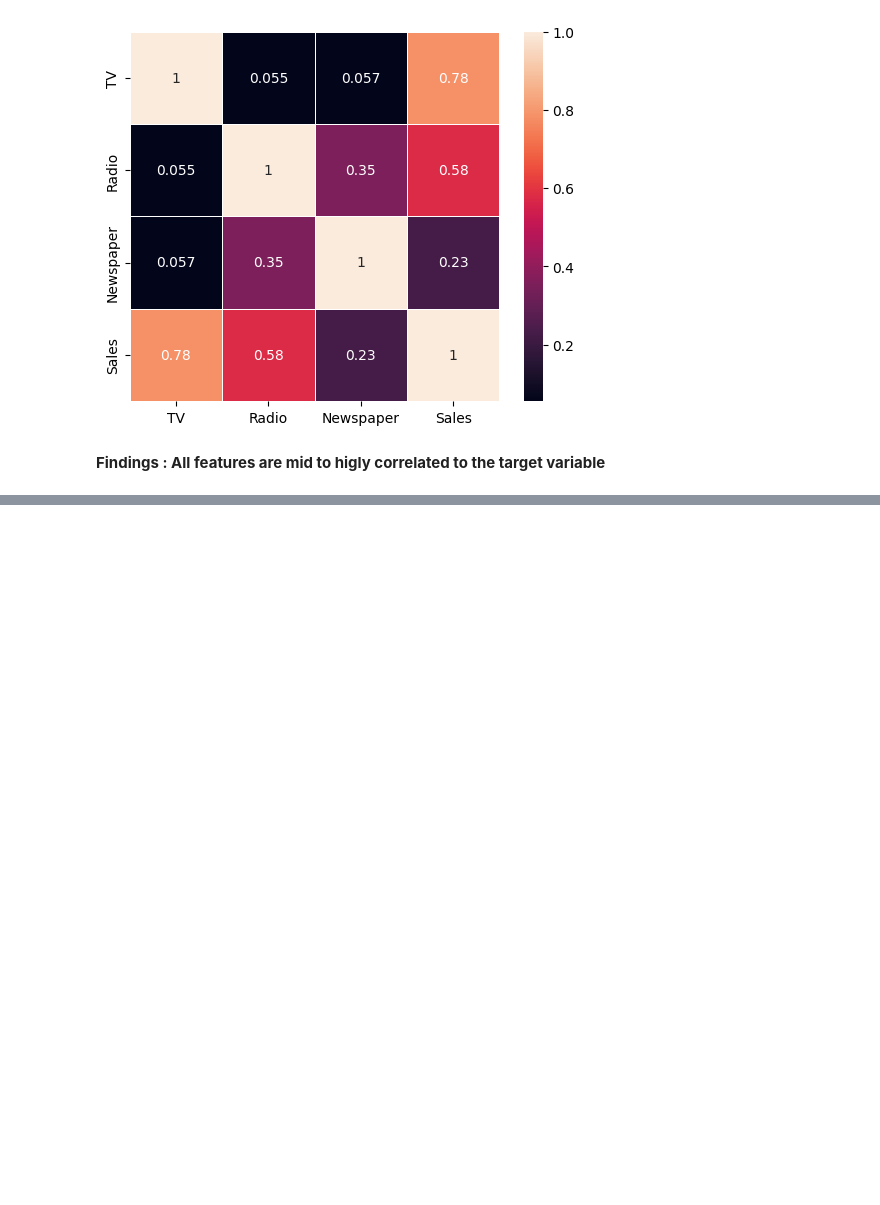
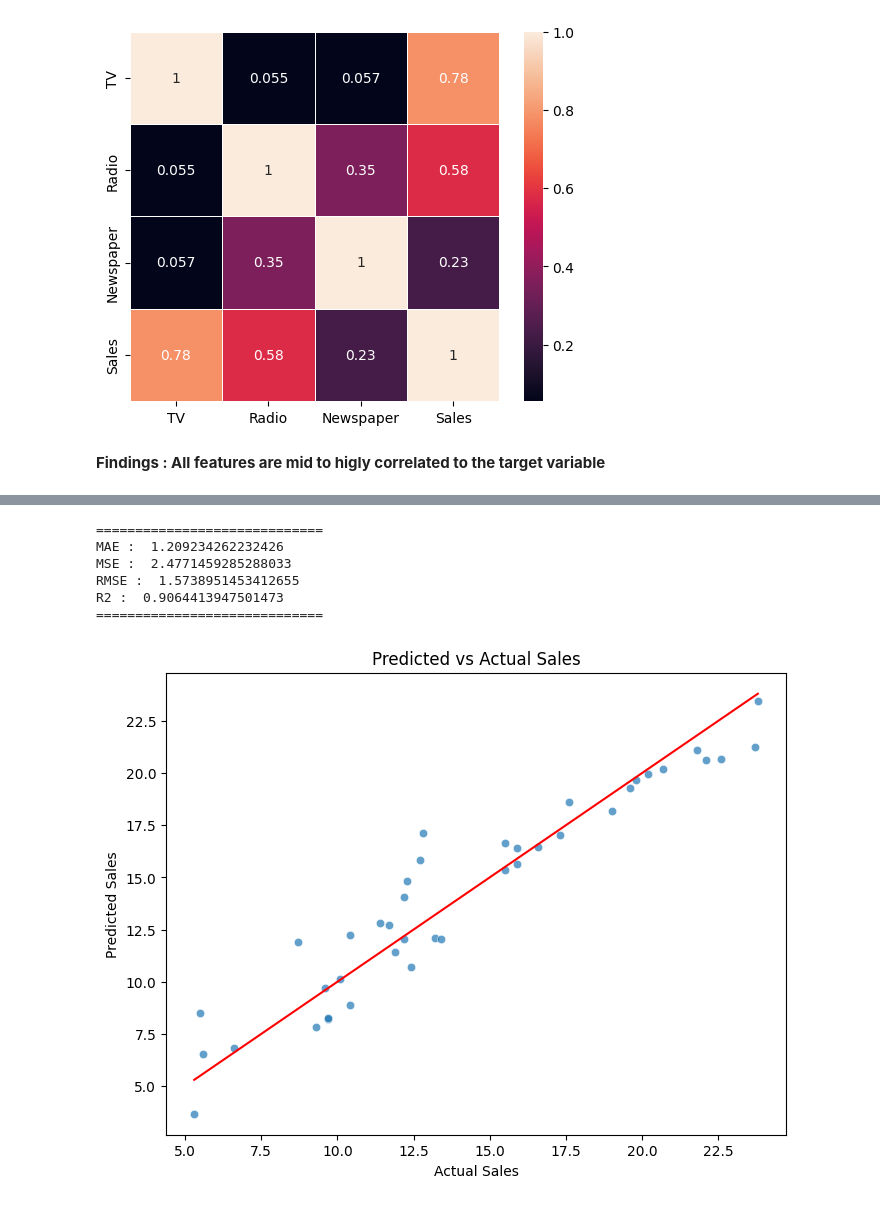
Before and after one commit to CodeByD3v/OIBSIP, a Jupyter notebook: Sales Prediction using Advertising Data/sales-prediction-using-advertisement.ipynb, the cells around one changed output, grey strips where cells are left out. Drawn from its saved outputs; the diff is of its cells as text; code cells hidden in the pictures; blank space fills up the shorter version.

```diff
--- a/Sales Prediction using Advertising Data/sales-prediction-using-advertisement.ipynb
+++ b/Sales Prediction using Advertising Data/sales-prediction-using-advertisement.ipynb
@@ -173,0 +263,6 @@ plt.show()
+# %%
+# ML pipeline
+lr_model_scaled = Pipeline([
+    ("Scaler" , StandardScaler()),
+    ("Regression" , LinearRegression())
+],verbose=True)
@@ -173,0 +278,14 @@ plt.show()
+# %%
+# predicting
+y_pred  = lr_model_scaled.predict(X_test)
+
+# Report
+ReportEncapsulator(y_test , y_pred)
+# %% [output]
+=============================
+MAE :  1.209234262232426
+MSE :  2.4771459285288033
+RMSE :  1.5738951453412655
+R2 :  0.9064413947501473
+=============================
+[figure, added]
```
Also changed, not shown: parts of 15 cells of this notebook.
